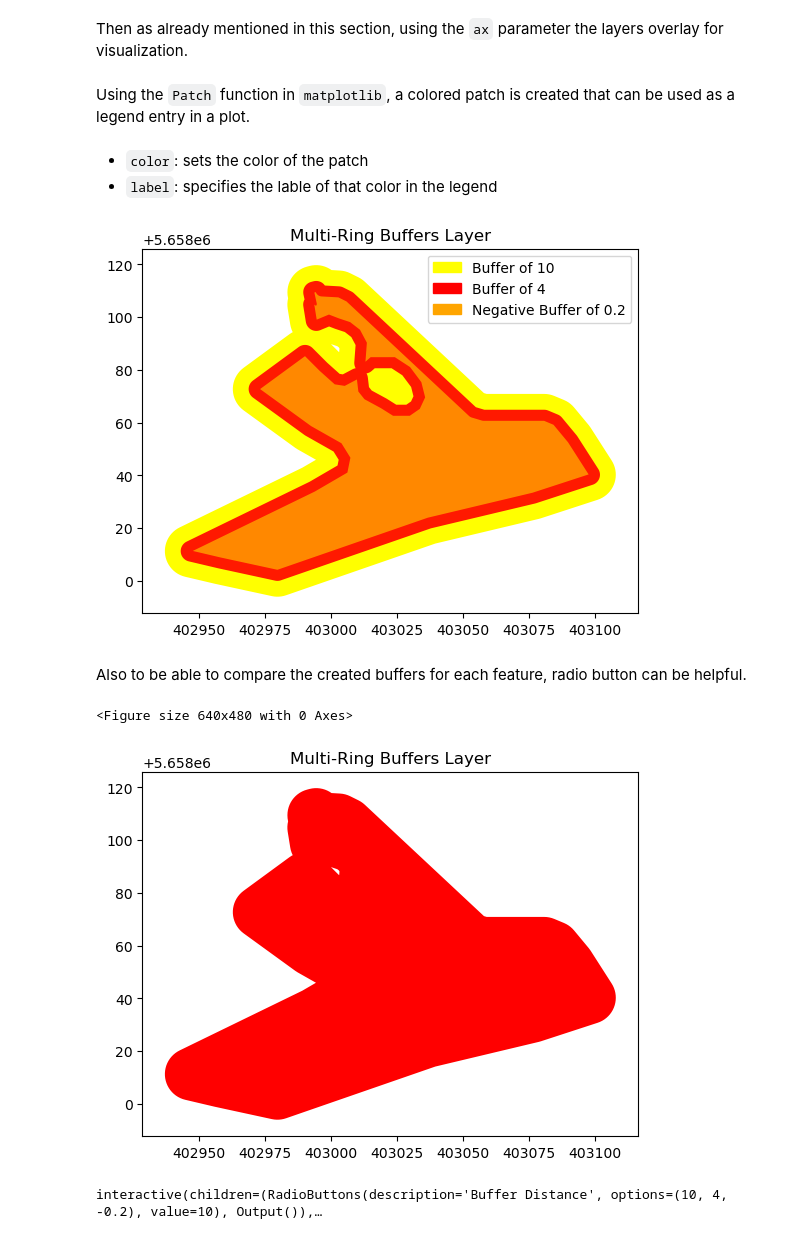
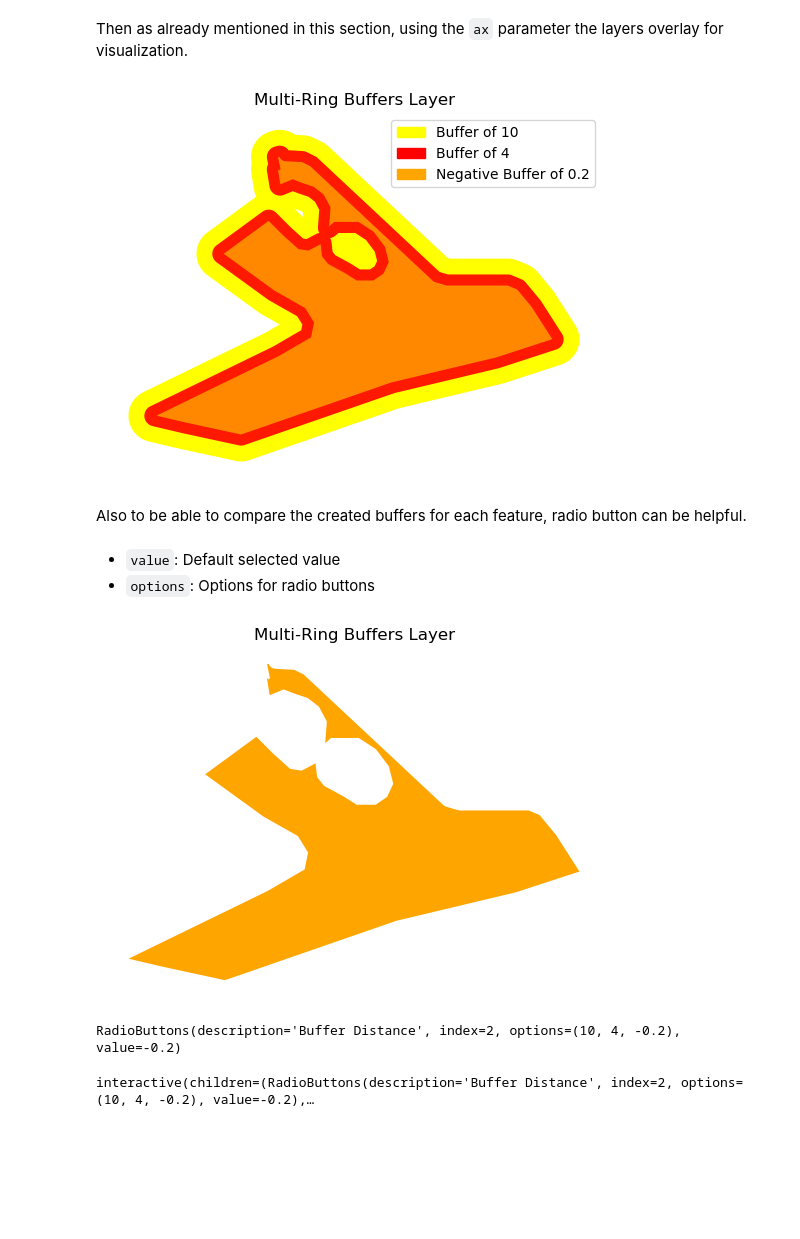
Before and after one commit to ioer-dresden/jupyter-book-nfdi4biodiversity, a Jupyter notebook: notebooks/310_buffering.ipynb, the cells around one changed output. Saved outputs shown, nothing was run; the diff lists cells and outputs as text; code cells hidden in the pictures; blank space fills up the shorter version.

```diff
--- a/notebooks/310_buffering.ipynb
+++ b/notebooks/310_buffering.ipynb
@@ -232,29 +290,23 @@ buffers_4 = buffers[buffers['distance'] == 4]
 buffers_10 = buffers[buffers['distance'] == 10]
 # %% [markdown]
 Then as already mentioned in this section, using the `ax` parameter the layers overlay for visualization.
-# %% [markdown]
-Using the `Patch` function in `matplotlib`, a colored patch is created that can be used as a legend entry in a plot.
-# %% [markdown]
-- `color`: sets the color of the patch
-- `label`: specifies the lable of that color in the legend
 # %%
 ax = buffers_10.plot(color='yellow', label='Buffer of 10')
 buffers_4.plot(ax=ax, color='red', alpha= 0.9,label='Buffer of 4')
 buffers_2.plot(ax=ax, color='orange', alpha= 0.8,label='Negative Buffer of 0.2')
 
 #legend
-import matplotlib.patches as mpatches
 legend_handles = [
     mpatches.Patch(color='yellow', label='Buffer of 10'),
     mpatches.Patch(color='red', label='Buffer of 4'),
     mpatches.Patch(color='orange', label='Negative Buffer of 0.2')
 
 ]
-
+ax.set_axis_off()
 plt.title("Multi-Ring Buffers Layer")
 plt.legend(handles=legend_handles)
 plt.show()
 # %% [output]
-[figure, old version]
+[figure, new version]
 # %% [markdown]
 Also to be able to compare the created buffers for each feature, radio button can be helpful.
@@ -260,0 +316,3 @@ Also to be able to compare the created buffers for each feature, radio button ca
+# %% [markdown]
+- `value`: Default selected value
+- `options`: Options for radio buttons
@@ -261,31 +325,24 @@ Also to be able to compare the created buffers for each feature, radio button ca
 # %%
-import matplotlib.pyplot as plt
-import ipywidgets as w
-from ipywidgets import interactive
-
-# Create the radio buttons widget
-radiobuttons = w.RadioButtons(
-    value=10,                    # Default selected value
-    options=[10, 4, -0.2],       # Options for buffer distances
-    description="Buffer Distance",
-)
-
-# Create the interactive plot using a lambda function
 interactive_plot = interactive(
     lambda selected_distance: (
-        plt.clf(),  # Clear the current plot
-        (buffers_10.plot(color='red', label='Buffer of 10') if selected_distance == 10 else None),
-        (buffers_4.plot(color='yellow', label='Buffer of 4') if selected_distance == 4 else None),
-        (buffers_2.plot(color='orange', label='Negative Buffer of 0.2') if selected_distance == -0.2 else None),
-        plt.title("Multi-Ring Buffers Layer"),
+        plt.figure().clf(),
+
+
+        (lambda ax: (
+            buffers_10.plot(ax=ax, color='red') if selected_distance == 10 else None,
+            buffers_4.plot(ax=ax, color='yellow') if selected_distance == 4 else None,
+            buffers_2.plot(ax=ax, color='orange') if selected_distance == -0.2 else None,
+            ax.set_title("Multi-Ring Buffers Layer"),
+            ax.set_axis_off()
+        ))(plt.gca()),
+
         plt.show()
     ),
     selected_distance=radiobuttons
 )
 
-# Display the interactive widget
-display(interactive_plot)
+display(radiobuttons,interactive_plot)
 # %% [output]
+[figure, new version]
-<Figure size 640x480 with 0 Axes>
+RadioButtons(description='Buffer Distance', index=2, options=(10, 4, -0.2), value=-0.2)
-[figure, old version]
-interactive(children=(RadioButtons(description='Buffer Distance', options=(10, 4, -0.2), value=10), Output()),…
+interactive(children=(RadioButtons(description='Buffer Distance', index=2, options=(10, 4, -0.2), value=-0.2),…
```
Also changed, not shown: parts of 27 cells of this notebook, 3 other files.
